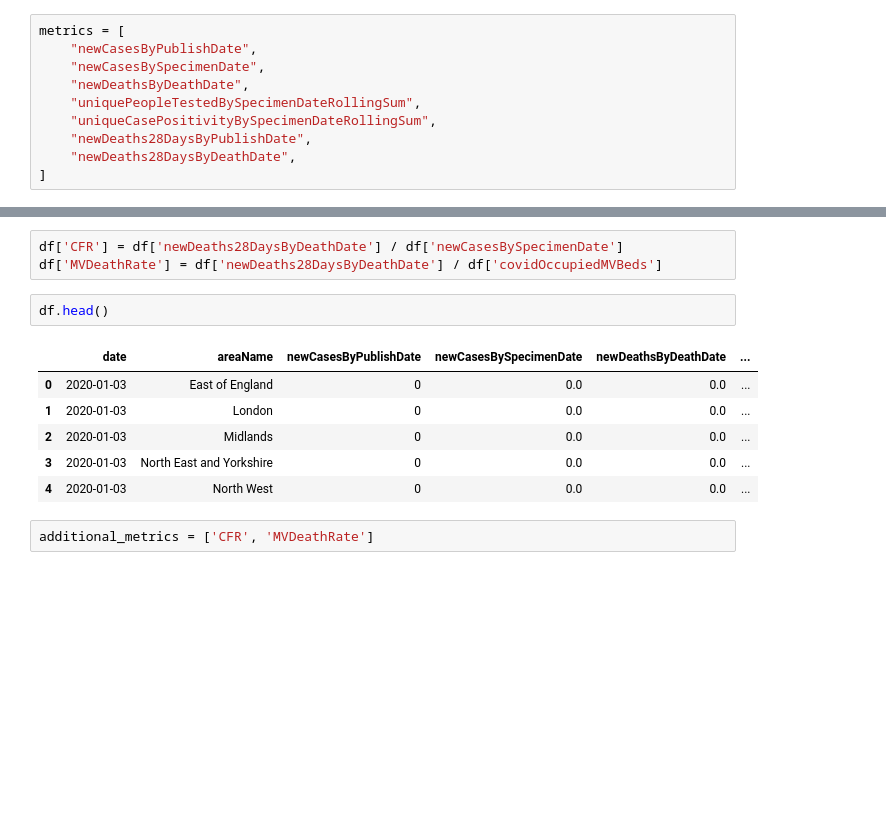
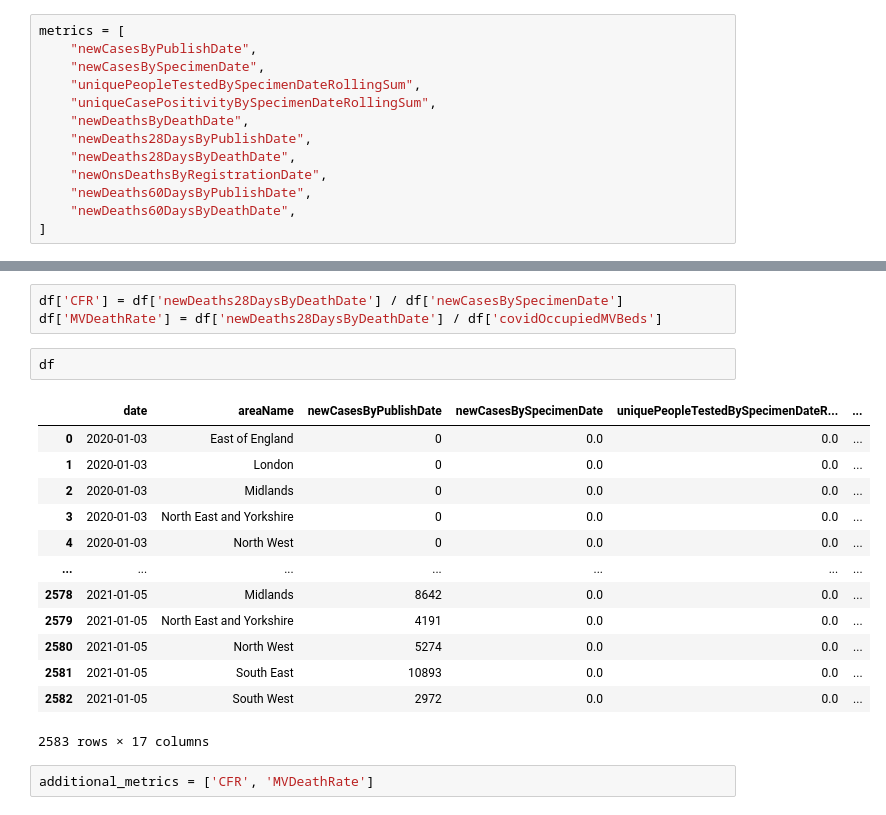
Before and after one commit to adammoss/covid, a Jupyter notebook: examples/covid_api.ipynb, the cells around one changed output, grey strips where cells are left out. Saved outputs shown, nothing was run; the diff lists cells and outputs as text; blank space fills up the shorter version.

```diff
--- a/examples/covid_api.ipynb
+++ b/examples/covid_api.ipynb
@@ -25,11 +32,14 @@ colors = ['#006FED', '#E03424', 'gray', '#009966', '#000866', '#336600', '#00663
 metrics = [
     "newCasesByPublishDate",
     "newCasesBySpecimenDate",
-    "newDeathsByDeathDate",
     "uniquePeopleTestedBySpecimenDateRollingSum",
     "uniqueCasePositivityBySpecimenDateRollingSum",
+    "newDeathsByDeathDate",
     "newDeaths28DaysByPublishDate",
     "newDeaths28DaysByDeathDate",
+    "newOnsDeathsByRegistrationDate",
+    "newDeaths60DaysByPublishDate",
+    "newDeaths60DaysByDeathDate",
 ]
 # %%
 nhs_metrics = [
@@ -43,14 +53,21 @@ df = get_region_data(metrics=metrics, nhs_metrics=nhs_metrics)
 df['CFR'] = df['newDeaths28DaysByDeathDate'] / df['newCasesBySpecimenDate']
 df['MVDeathRate'] = df['newDeaths28DaysByDeathDate'] / df['covidOccupiedMVBeds']
 # %%
-df.head()
+df
 # %% [output]
-|  | date | areaName | newCasesByPublishDate | newCasesBySpecimenDate | newDeathsByDeathDate | ... |
+|  | date | areaName | newCasesByPublishDate | newCasesBySpecimenDate | uniquePeopleTestedBySpecimenDateR... | ... |
 | 0 | 2020-01-03 | East of England | 0 | 0.0 | 0.0 | ... |
 | 1 | 2020-01-03 | London | 0 | 0.0 | 0.0 | ... |
 | 2 | 2020-01-03 | Midlands | 0 | 0.0 | 0.0 | ... |
 | 3 | 2020-01-03 | North East and Yorkshire | 0 | 0.0 | 0.0 | ... |
 | 4 | 2020-01-03 | North West | 0 | 0.0 | 0.0 | ... |
+| ... | ... | ... | ... | ... | ... | ... |
+| 2578 | 2021-01-05 | Midlands | 8642 | 0.0 | 0.0 | ... |
+| 2579 | 2021-01-05 | North East and Yorkshire | 4191 | 0.0 | 0.0 | ... |
+| 2580 | 2021-01-05 | North West | 5274 | 0.0 | 0.0 | ... |
+| 2581 | 2021-01-05 | South East | 10893 | 0.0 | 0.0 | ... |
+| 2582 | 2021-01-05 | South West | 2972 | 0.0 | 0.0 | ... |
+2583 rows × 17 columns
 # %%
 additional_metrics = ['CFR', 'MVDeathRate']
 # %%
```
Also changed, not shown: parts of 3 cells of this notebook, 47 other files.
